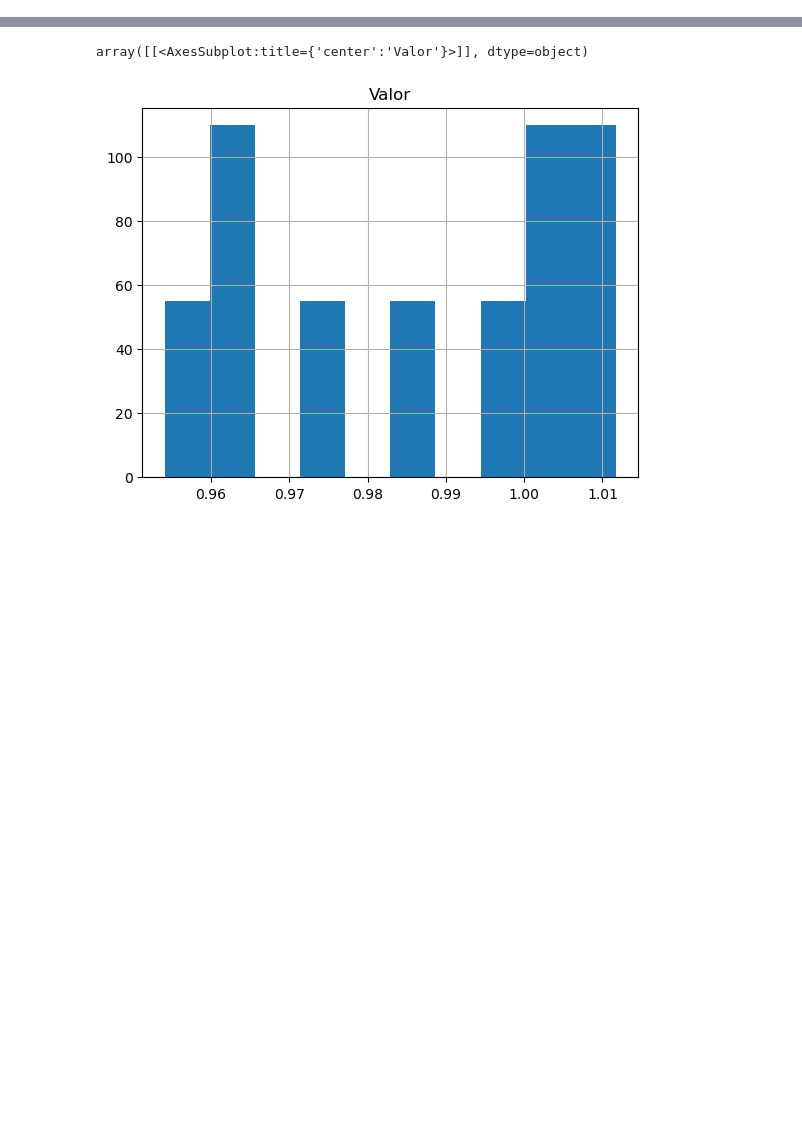
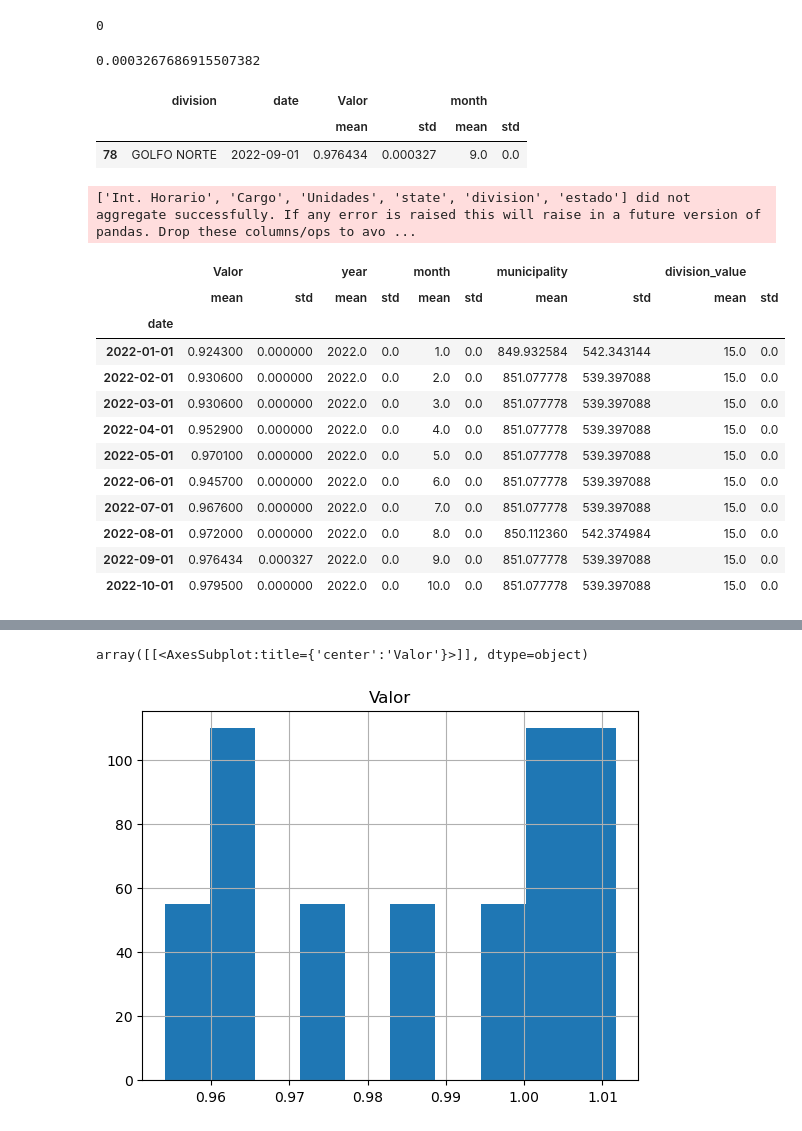
Before and after one commit to Pedri0/CFE_scraping_EDA, a Jupyter notebook: EDA.ipynb, the cells around one changed output, grey strips where cells are left out. Drawn from its saved outputs; the diff is of its cells as text; code cells hidden in the pictures; blank space fills up the shorter version.

```diff
--- a/EDA.ipynb
+++ b/EDA.ipynb
@@ -58,0 +32,6 @@ Name: Descripción, dtype: int64
+# %%
+data_2022 = read_csvs("./scraped_data_2022/")
+data_2022.drop(['Descripción', 'Tarifa'], axis=1, inplace=True)
+data_2022['date'] = pd.to_datetime(data_2022.year.astype(str) + '/' + data_2022.month.astype(str))
+data_2022['date'] = data_2022.date.dt.date
+data_2022.isna().sum()
@@ -58,0 +287,4 @@ Name: Descripción, dtype: int64
+# %%
+t.Valor['std'].isna().sum()
+# %% [output]
+0
@@ -58,0 +296,27 @@ Name: Descripción, dtype: int64
+# %%
+croped_data.Valor['std'].sum()
+# %% [output]
+0.0003267686915507382
+# %%
+croped_data[croped_data.Valor['std']!=0]
+# %% [output]
+|  | division | date | Valor |  | month |  |
+|  |  |  | mean | std | mean | std |
+| 78 | GOLFO NORTE | 2022-09-01 | 0.976434 | 0.000327 | 9.0 | 0.0 |
+# %%
+data_2022[(data_2022['Int. Horario'] == 'Base')&(data_2022['division']=='GOLFO NORTE')].groupby(['date']).agg([np.mean, np.std])
+# %% [output]
+['Int. Horario', 'Cargo', 'Unidades', 'state', 'division', 'estado'] did not aggregate successfully. If any error is raised this will raise in a future version of pandas. Drop these columns/ops to avo ...
+|  | Valor |  | year |  | month |  | municipality |  | division_value |  |
+|  | mean | std | mean | std | mean | std | mean | std | mean | std |
+| date |  |  |  |  |  |  |  |  |  |  |
+| 2022-01-01 | 0.924300 | 0.000000 | 2022.0 | 0.0 | 1.0 | 0.0 | 849.932584 | 542.343144 | 15.0 | 0.0 |
+| 2022-02-01 | 0.930600 | 0.000000 | 2022.0 | 0.0 | 2.0 | 0.0 | 851.077778 | 539.397088 | 15.0 | 0.0 |
+| 2022-03-01 | 0.930600 | 0.000000 | 2022.0 | 0.0 | 3.0 | 0.0 | 851.077778 | 539.397088 | 15.0 | 0.0 |
+| 2022-04-01 | 0.952900 | 0.000000 | 2022.0 | 0.0 | 4.0 | 0.0 | 851.077778 | 539.397088 | 15.0 | 0.0 |
+| 2022-05-01 | 0.970100 | 0.000000 | 2022.0 | 0.0 | 5.0 | 0.0 | 851.077778 | 539.397088 | 15.0 | 0.0 |
+| 2022-06-01 | 0.945700 | 0.000000 | 2022.0 | 0.0 | 6.0 | 0.0 | 851.077778 | 539.397088 | 15.0 | 0.0 |
+| 2022-07-01 | 0.967600 | 0.000000 | 2022.0 | 0.0 | 7.0 | 0.0 | 851.077778 | 539.397088 | 15.0 | 0.0 |
+| 2022-08-01 | 0.972000 | 0.000000 | 2022.0 | 0.0 | 8.0 | 0.0 | 850.112360 | 542.374984 | 15.0 | 0.0 |
+| 2022-09-01 | 0.976434 | 0.000327 | 2022.0 | 0.0 | 9.0 | 0.0 | 851.077778 | 539.397088 | 15.0 | 0.0 |
+| 2022-10-01 | 0.979500 | 0.000000 | 2022.0 | 0.0 | 10.0 | 0.0 | 851.077778 | 539.397088 | 15.0 | 0.0 |
```
Also changed, not shown: parts of 33 cells of this notebook.
